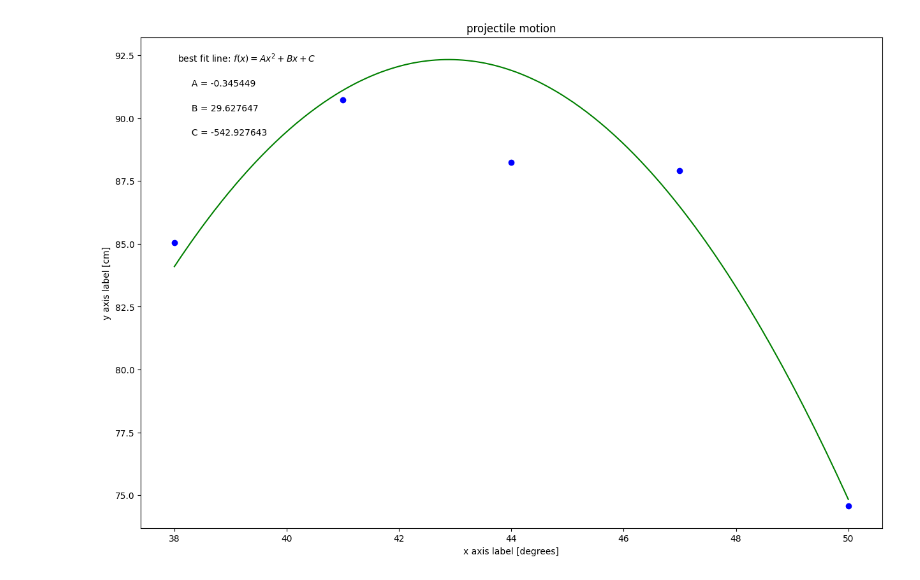
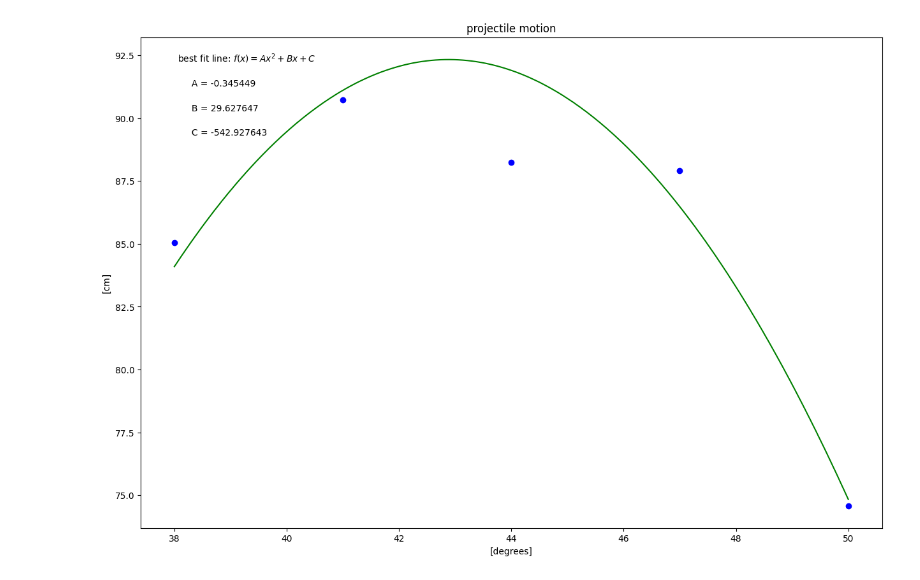
Before and after one commit to cotis9/whatever-you-want, a Jupyter notebook: PROJECTILE_MOTION_ONLY_plotting_template.ipynb, the cells around one changed output. Saved outputs shown, nothing was run; the diff lists cells and outputs as text; code cells hidden in the pictures.

```diff
--- a/PROJECTILE_MOTION_ONLY_plotting_template.ipynb
+++ b/PROJECTILE_MOTION_ONLY_plotting_template.ipynb
@@ -32,8 +32,8 @@ dy = err_yvariable_changeme        #this should be your error in y array
 #UPDATE EACH OF THESE 3 STRINGS FOR YOUR PLOT LABELS AS YOU WANT THEM TO APPEAR
 
 plot_title= 'projectile motion'                                                                #                 <-----
-x_label= 'x axis label [degrees]'                                                    #                 <-----
-y_label= 'y axis label [cm]'                                                    #                 <-----
+x_label= '[degrees]'                                                    #                 <-----
+y_label= '[cm]'                                                    #                 <-----
 
 #-----------------------------------------------------------------------#
 #-----DON'T NEED TO CHANGE ANYTHING BEYOND THIS POINT!!!-----
@@ -42,31 +42,31 @@ y_label= 'y axis label [cm]'
 #size the plot
 plt.figure(figsize=(15,10))
 
 #create scatter plot
 plt.scatter(x, y, color='blue', marker='o')
 
 #create labels
 plt.xlabel(x_label)
 plt.ylabel(y_label)
 plt.title(plot_title)
 
 #fitting to a 2nd degree polynomial
 c,b,a=np.polynomial.polynomial.polyfit(x,y,2,w=dy)
 
 #Annotate with values of A, B, C from best fit polynomial
 plt.annotate('best fit line: $f(x)=Ax^2+Bx+C$',(0.05, 0.95), xycoords='axes fraction')
 
 plt.annotate('     A = {:.6f}'.format(a),(0.05, 0.9), xycoords='axes fraction')
 
 plt.annotate('     B = {:.6f}'.format(b),(0.05, 0.85), xycoords='axes fraction')
 
 plt.annotate('     C = {:.6f}'.format(c),(0.05, 0.8), xycoords='axes fraction')
 
 #Create fit line
 xnew = np.linspace(x.min(), x.max(), 300)
 fit = a*xnew**2 + b*xnew +c
 
 plt.plot(xnew, fit, color='green')
 plt.show()
 # %% [output]
-[figure, old version]
+[figure, new version]
```
